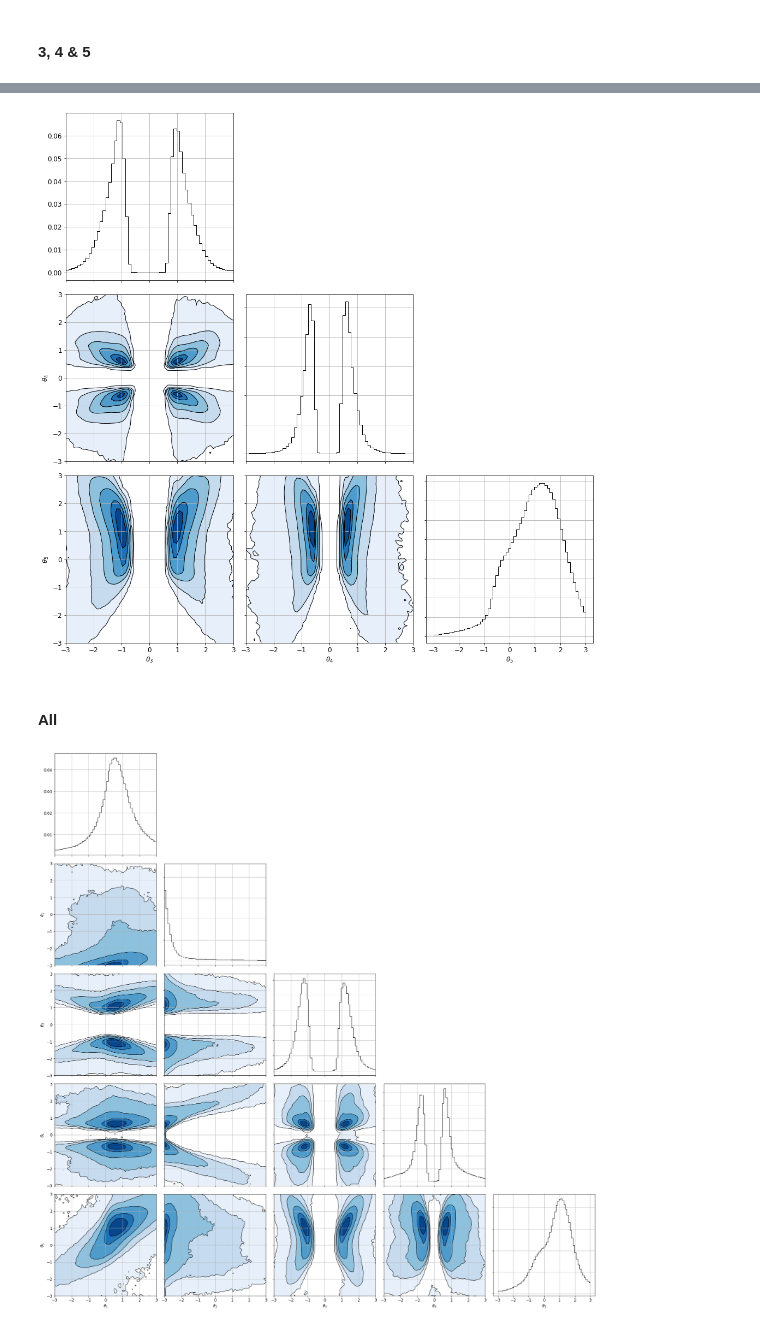
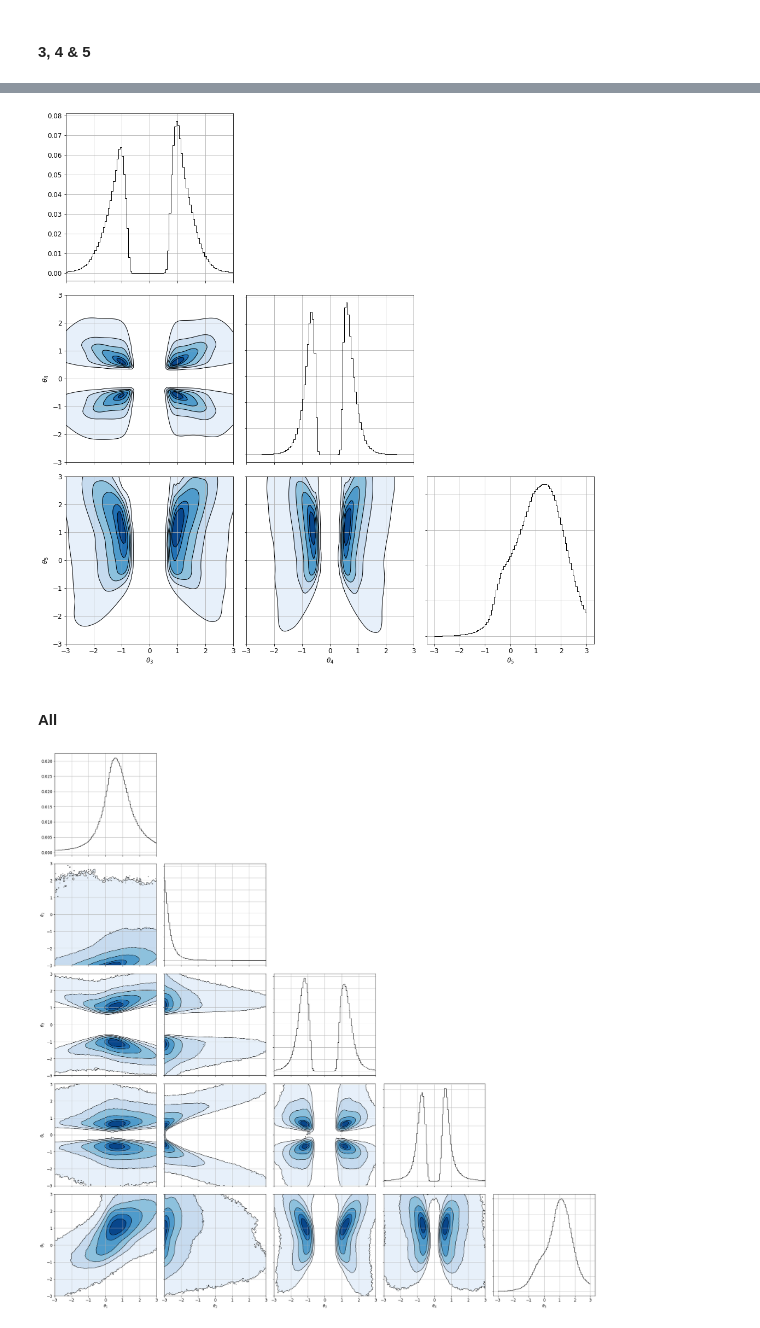
Before and after one commit to francois-rozet/amnre, a Jupyter notebook: python/mnre.ipynb, the cells around one changed output, grey strips where cells are left out. Drawn from its saved outputs; the diff is of its cells as text; code cells hidden in the pictures.

```diff
--- a/python/mnre.ipynb
+++ b/python/mnre.ipynb
@@ -107,2 +89,2 @@ Epoch    84: reducing learning rate of group 0 to 1.0000e-07.
 # %%
-# model.load_state_dict(torch.load('mnre.pth', map_location=device))
+model.load_state_dict(torch.load('mnre.pth', map_location=device))
@@ -119,8 +103,6 @@ x_star = torch.tensor([
     [-0.03512463, -2.87554796],
     [ 1.43279532, -2.80650507]
 ]).to(device)
-# %%
-x_star = x_star.expand(2 ** 12, -1, -1)
 # %% [markdown]
 ### MNRE
 # %%
@@ -152,18 +142,23 @@ hists = pairhist(samples, low[mask], high[mask], bins=60, normed=True, bounded=T
 # %%
 labels = [f'$\\theta_{{{i}}}$' for i in [3, 4, 5]]
+
+hists = pairify(hist_345)
 fig = corner(hists, low[mask], high[mask], labels=labels)
 # %% [output]
-[figure, old version]
+[figure, new version]
 # %% [markdown]
 #### All
 # %%
 _, nre = model[2]
 # %%
-sampler = NRESampler(simulator.prior, nre, z_star, sigma=0.1)
-samples = sampler(4096)
-hists = pairhist(samples, low, high, bins=60, normed=True, bounded=True)
+sampler = NRESampler(nre, simulator.prior, z_star, batch_size=2 ** 12, sigma=0.1)
+samples = sampler(2 ** 6, 2 ** 14, groupby=2 ** 8)
+hist = reduce_histogramdd(samples, 100, low, high, bounded=True, sparse=True, device='cpu')
+hist = normalize(hist)
 # %%
 labels = [f'$\\theta_{{{i}}}$' for i in [1, 2, 3, 4, 5]]
+
+hists = pairify(hist)
 fig = corner(hists, low, high, labels=labels)
 # %% [output]
-[figure, old version]
+[figure, new version]
```
Also changed, not shown: parts of 9 cells of this notebook, 6 other files.
